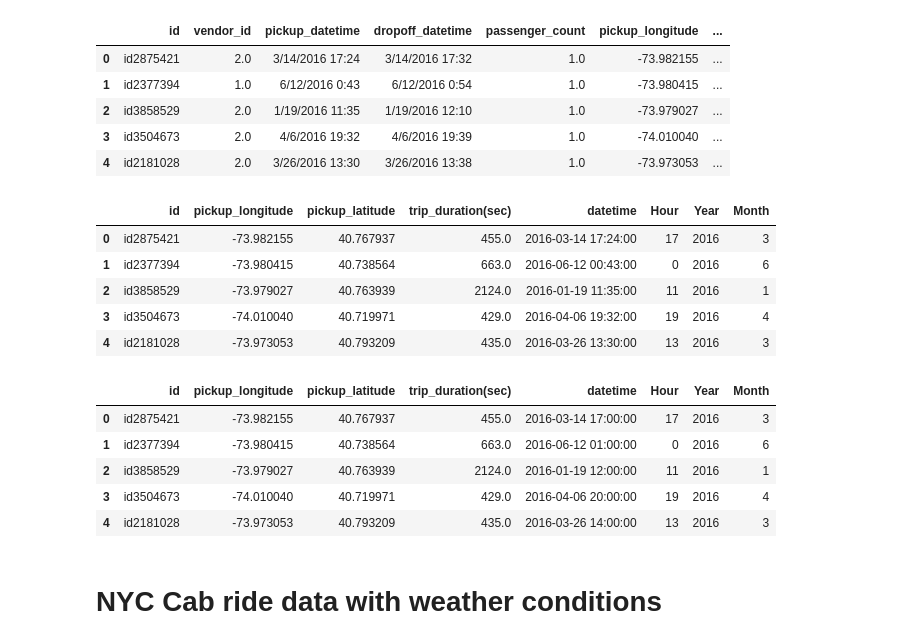
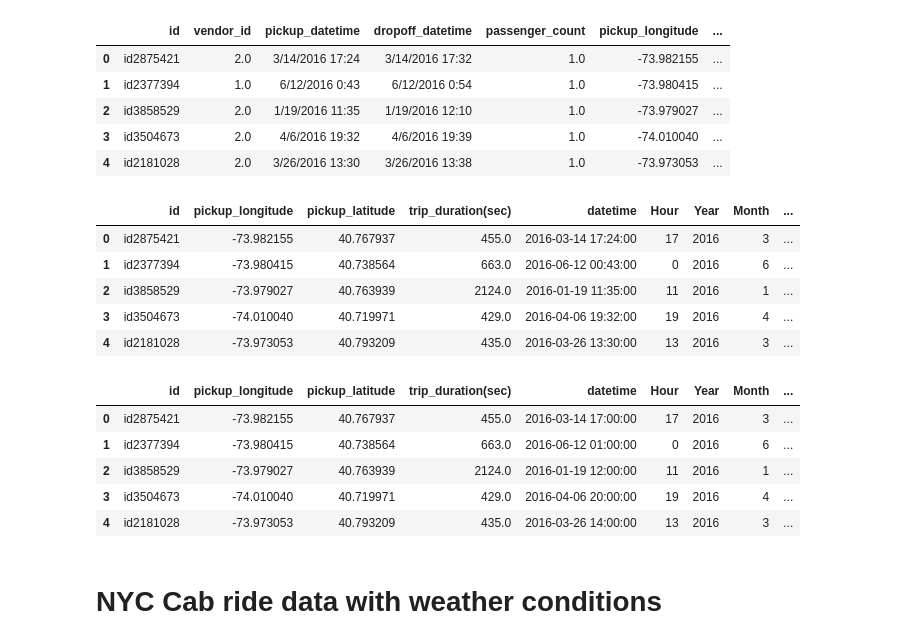
Before and after one commit to AmitChoudhary1392/Project-1_Team6, a Jupyter notebook: main.ipynb, the cells around one changed output. Drawn from its saved outputs; the diff is of its cells as text; code cells hidden in the pictures.

```diff
--- a/main.ipynb
+++ b/main.ipynb
@@ -165,6 +167,7 @@ taxi_dataQ2['datetime'] =  pd.to_datetime(taxi_dataQ2['pickup_datetime'], format
 taxi_dataQ2['Hour']= taxi_dataQ2['datetime'].dt.hour
 taxi_dataQ2['Year']= taxi_dataQ2['datetime'].dt.year
 taxi_dataQ2['Month']= taxi_dataQ2['datetime'].dt.month
+taxi_dataQ2['Day']= taxi_dataQ2['datetime'].dt.day
 taxi_dataQ2.head()
 # %% [output]
 |  | id | vendor_id | pickup_datetime | dropoff_datetime | passenger_count | pickup_longitude | ... |
@@ -187,35 +190,37 @@ taxi_dataQ2.head()
 # %%
 # Drop columns that are not required
 taxi_dataQ2 = taxi_dataQ2.drop(["vendor_id","pickup_datetime","dropoff_datetime","passenger_count","dropoff_longitude","dropoff_latitude","store_and_fwd_flag"], axis=1)
 
 # Convert 'Hour','Year',and 'Month' to integer
 taxi_dataQ2["Hour"] = pd.to_numeric(taxi_dataQ2["Hour"])
 taxi_dataQ2["Year"] = pd.to_numeric(taxi_dataQ2["Year"])
 taxi_dataQ2["Month"] = pd.to_numeric(taxi_dataQ2["Month"])
+taxi_dataQ2["Day"] = pd.to_numeric(taxi_dataQ2["Day"])
 
 taxi_dataQ2["Hour"] = taxi_dataQ2["Hour"].astype(int)
 taxi_dataQ2["Year"] = taxi_dataQ2["Year"].astype(int)
 taxi_dataQ2["Month"] = taxi_dataQ2["Month"].astype(int)
+taxi_dataQ2["Day"] = taxi_dataQ2["Day"].astype(int)
 
 taxi_dataQ2.head()
 # %% [output]
-|  | id | pickup_longitude | pickup_latitude | trip_duration(sec) | datetime | Hour | Year | Month |
-| 0 | id2875421 | -73.982155 | 40.767937 | 455.0 | 2016-03-14 17:24:00 | 17 | 2016 | 3 |
-| 1 | id2377394 | -73.980415 | 40.738564 | 663.0 | 2016-06-12 00:43:00 | 0 | 2016 | 6 |
-| 2 | id3858529 | -73.979027 | 40.763939 | 2124.0 | 2016-01-19 11:35:00 | 11 | 2016 | 1 |
-| 3 | id3504673 | -74.010040 | 40.719971 | 429.0 | 2016-04-06 19:32:00 | 19 | 2016 | 4 |
-| 4 | id2181028 | -73.973053 | 40.793209 | 435.0 | 2016-03-26 13:30:00 | 13 | 2016 | 3 |
+|  | id | pickup_longitude | pickup_latitude | trip_duration(sec) | datetime | Hour | Year | Month | ... |
+| 0 | id2875421 | -73.982155 | 40.767937 | 455.0 | 2016-03-14 17:24:00 | 17 | 2016 | 3 | ... |
+| 1 | id2377394 | -73.980415 | 40.738564 | 663.0 | 2016-06-12 00:43:00 | 0 | 2016 | 6 | ... |
+| 2 | id3858529 | -73.979027 | 40.763939 | 2124.0 | 2016-01-19 11:35:00 | 11 | 2016 | 1 | ... |
+| 3 | id3504673 | -74.010040 | 40.719971 | 429.0 | 2016-04-06 19:32:00 | 19 | 2016 | 4 | ... |
+| 4 | id2181028 | -73.973053 | 40.793209 | 435.0 | 2016-03-26 13:30:00 | 13 | 2016 | 3 | ... |
 # %%
 # Round off 'datetime' column values around nearest hour
 taxi_dataQ2 = taxi_dataQ2.assign(datetime=taxi_dataQ2.datetime.dt.round('H'))
 taxi_dataQ2.head()
 # %% [output]
-|  | id | pickup_longitude | pickup_latitude | trip_duration(sec) | datetime | Hour | Year | Month |
-| 0 | id2875421 | -73.982155 | 40.767937 | 455.0 | 2016-03-14 17:00:00 | 17 | 2016 | 3 |
-| 1 | id2377394 | -73.980415 | 40.738564 | 663.0 | 2016-06-12 01:00:00 | 0 | 2016 | 6 |
-| 2 | id3858529 | -73.979027 | 40.763939 | 2124.0 | 2016-01-19 12:00:00 | 11 | 2016 | 1 |
-| 3 | id3504673 | -74.010040 | 40.719971 | 429.0 | 2016-04-06 20:00:00 | 19 | 2016 | 4 |
-| 4 | id2181028 | -73.973053 | 40.793209 | 435.0 | 2016-03-26 14:00:00 | 13 | 2016 | 3 |
+|  | id | pickup_longitude | pickup_latitude | trip_duration(sec) | datetime | Hour | Year | Month | ... |
+| 0 | id2875421 | -73.982155 | 40.767937 | 455.0 | 2016-03-14 17:00:00 | 17 | 2016 | 3 | ... |
+| 1 | id2377394 | -73.980415 | 40.738564 | 663.0 | 2016-06-12 01:00:00 | 0 | 2016 | 6 | ... |
+| 2 | id3858529 | -73.979027 | 40.763939 | 2124.0 | 2016-01-19 12:00:00 | 11 | 2016 | 1 | ... |
+| 3 | id3504673 | -74.010040 | 40.719971 | 429.0 | 2016-04-06 20:00:00 | 19 | 2016 | 4 | ... |
+| 4 | id2181028 | -73.973053 | 40.793209 | 435.0 | 2016-03-26 14:00:00 | 13 | 2016 | 3 | ... |
 # %% [markdown]
 # NYC Cab ride data with weather conditions
 # %%
```
Also changed, not shown: parts of 4 cells of this notebook.
